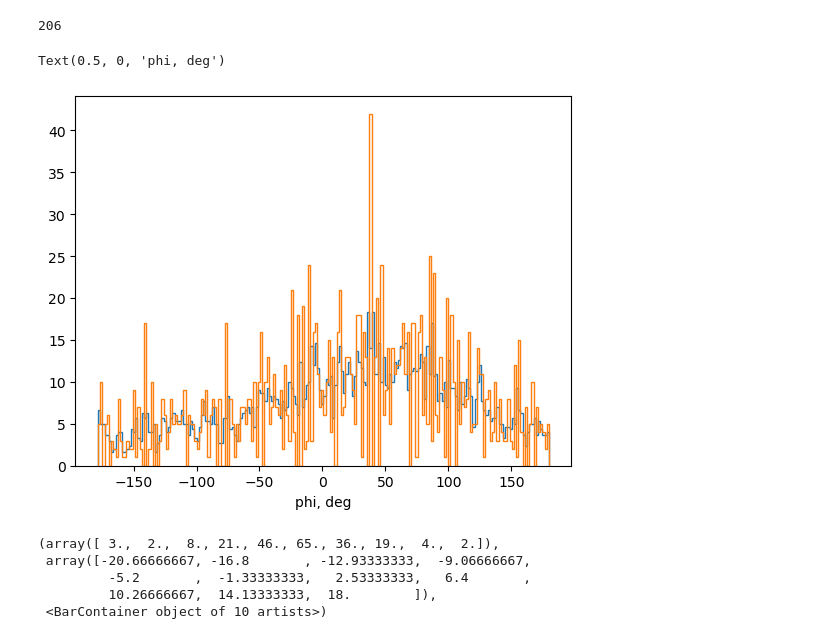
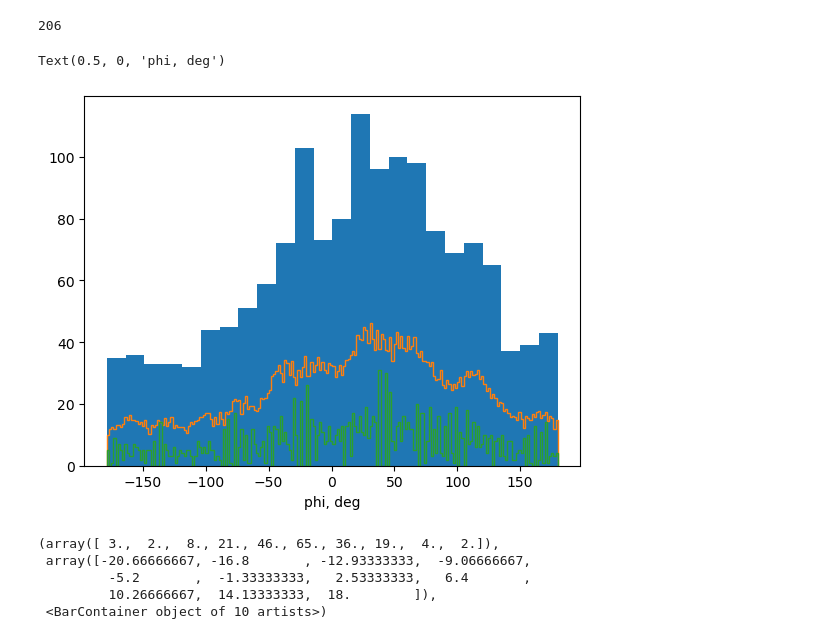
Before and after one commit to burmist-git/ctapipe_run_dir, a Jupyter notebook: muons_ana_correlate1d.ipynb, the cells around one changed output. Drawn from its saved outputs; the diff is of its cells as text; code cells hidden in the pictures.

```diff
--- a/muons_ana_correlate1d.ipynb
+++ b/muons_ana_correlate1d.ipynb
@@ -186,14 +192,15 @@ len(hist[0])
 # %% [output]
 206
 # %%
-length = correlate1d(hist[0], np.ones(int(3)), mode="wrap", axis=0)/3
+length = correlate1d(hist[0], np.ones(10), mode="wrap", axis=0)/3
 # %%
+plt.hist(angle,bins=int(24),weights=charge[survivors])
 plt.stairs(length,hist[1])
 plt.stairs(hist[0],hist[1])
 plt.xlabel('phi, deg')
 # %% [output]
 Text(0.5, 0, 'phi, deg')
-[figure, old version]
+[figure, new version]
 # %%
 plt.hist(length/3.0 - hist[0])
 # %% [output]
```
Also changed, not shown: parts of 8 cells of this notebook, 2 other files.
